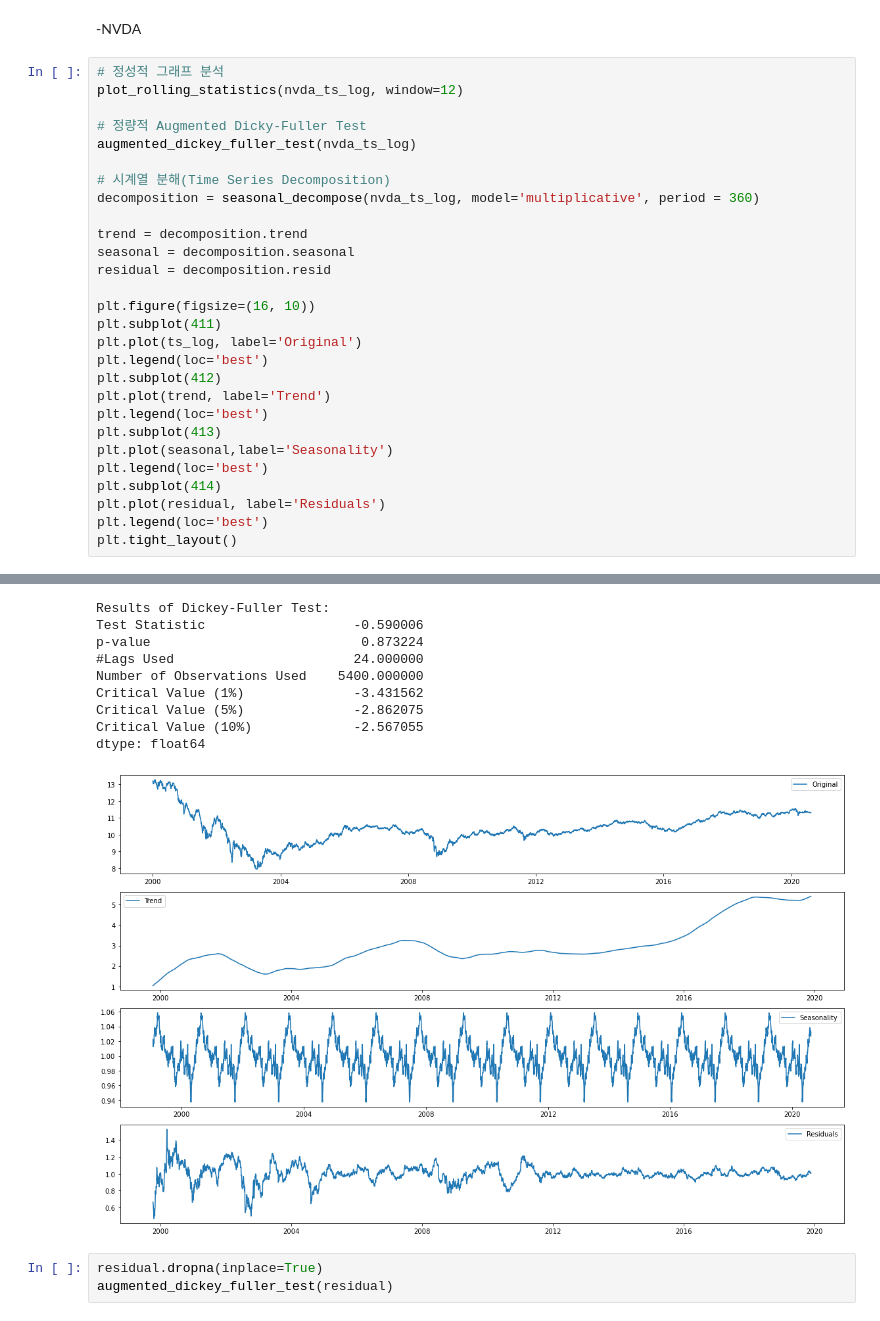
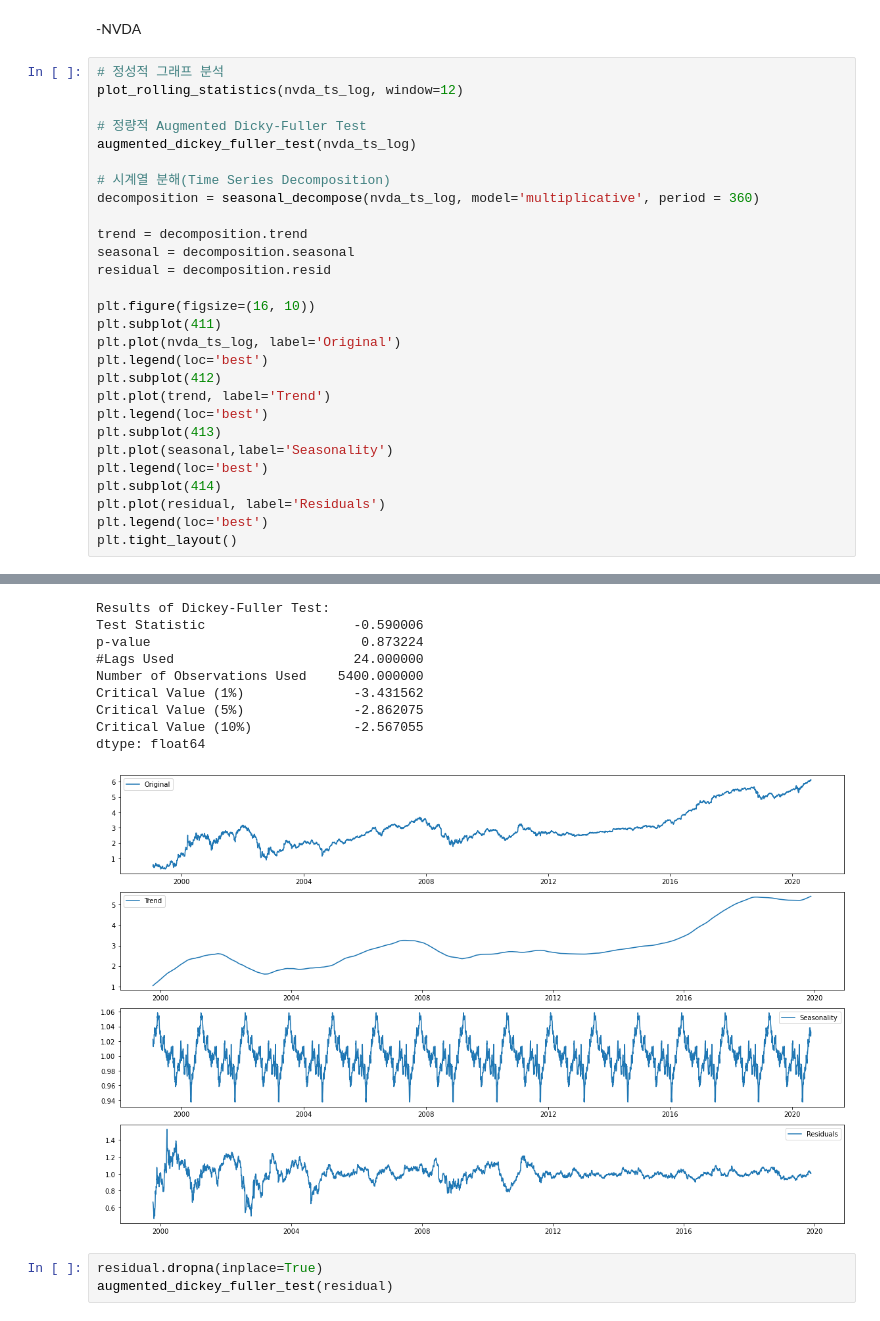
Before and after one commit to benestump/Aiffel, a Jupyter notebook: 06_stock_prediction/E6_Project_Stock_Prediction.ipynb, the cells around one changed output, grey strips where cells are left out. Cells and saved outputs as stored; diff of their text form.

```diff
--- a/06_stock_prediction/E6_Project_Stock_Prediction.ipynb
+++ b/06_stock_prediction/E6_Project_Stock_Prediction.ipynb
@@ -184,35 +192,35 @@ augmented_dickey_fuller_test(nvda_ts_log)
 decomposition = seasonal_decompose(nvda_ts_log, model='multiplicative', period = 360)
 
 trend = decomposition.trend
 seasonal = decomposition.seasonal
 residual = decomposition.resid
 
 plt.figure(figsize=(16, 10))
 plt.subplot(411)
-plt.plot(ts_log, label='Original')
+plt.plot(nvda_ts_log, label='Original')
 plt.legend(loc='best')
 plt.subplot(412)
 plt.plot(trend, label='Trend')
 plt.legend(loc='best')
 plt.subplot(413)
 plt.plot(seasonal,label='Seasonality')
 plt.legend(loc='best')
 plt.subplot(414)
 plt.plot(residual, label='Residuals')
 plt.legend(loc='best')
 plt.tight_layout()
 # %% [output]
 [figure]
 Results of Dickey-Fuller Test:
 Test Statistic                   -0.590006
 p-value                           0.873224
 #Lags Used                       24.000000
 Number of Observations Used    5400.000000
 Critical Value (1%)              -3.431562
 Critical Value (5%)              -2.862075
 Critical Value (10%)             -2.567055
 dtype: float64
-[figure, old version]
+[figure, new version]
 # %%
 residual.dropna(inplace=True)
 augmented_dickey_fuller_test(residual)
```
Also changed, not shown: parts of 20 cells of this notebook.
